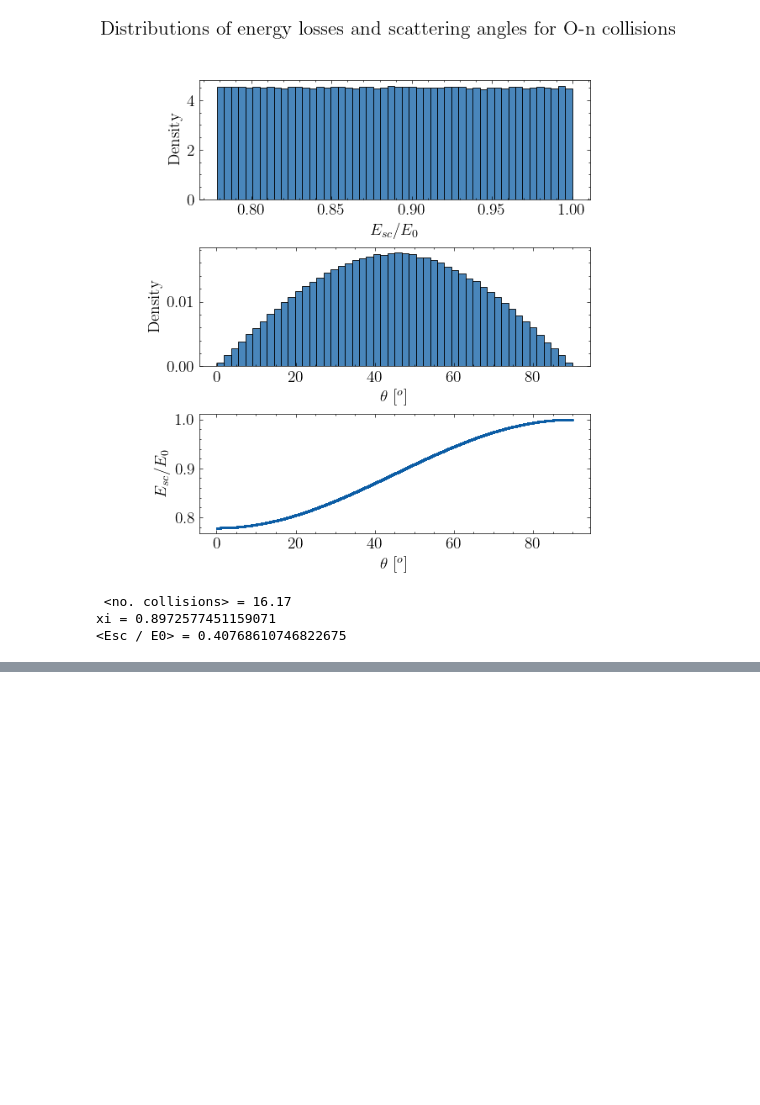
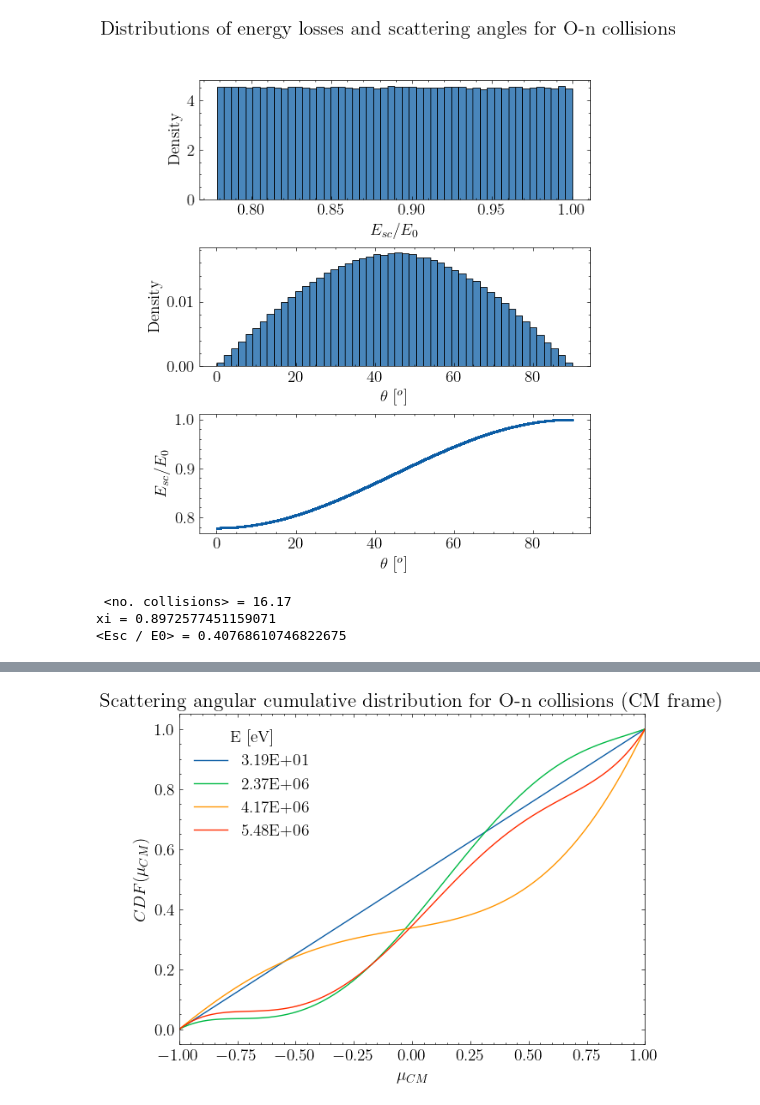
Before and after one commit to DerkNiessink/NeutroWater, a Jupyter notebook: analysis/angle.ipynb, the cells around one changed output, grey strips where cells are left out. Cells and saved outputs as stored; diff of their text form; code cells hidden in the pictures; blank space fills up the shorter version.

```diff
--- a/analysis/angle.ipynb
+++ b/analysis/angle.ipynb
@@ -113,0 +182,17 @@ xi = 0.8972577451159071
+# %%
+plt.figure(figsize=(7, 5))
+x = np.linspace(-1, 1, 100)
+for i in range(1, O_data_angular.shape[0], 300):
+    coeffs = legendre_series(list(O_data_angular.iloc[i, 1:]))
+    pdf = np.polynomial.legendre.legval(x, coeffs)
+    cdf = cumulative_trapezoid(pdf, x, initial=0)
+    plt.plot(x, cdf, label= f"{'%.2E' % Decimal(O_data_angular.iloc[i, 0])}")
+
+plt.xlim(-1, 1)
+plt.legend(title='E [eV]')
+plt.xlabel(r'$\mu_{CM} $')
+plt.ylabel(r'$CDF(\mu_{CM})$')
+plt.title("Scattering angular cumulative distribution for O-n collisions (CM frame)")
+plt.show()
+# %% [output]
+[figure, added]
```
Also changed, not shown: parts of 8 cells of this notebook, 4 other files.
